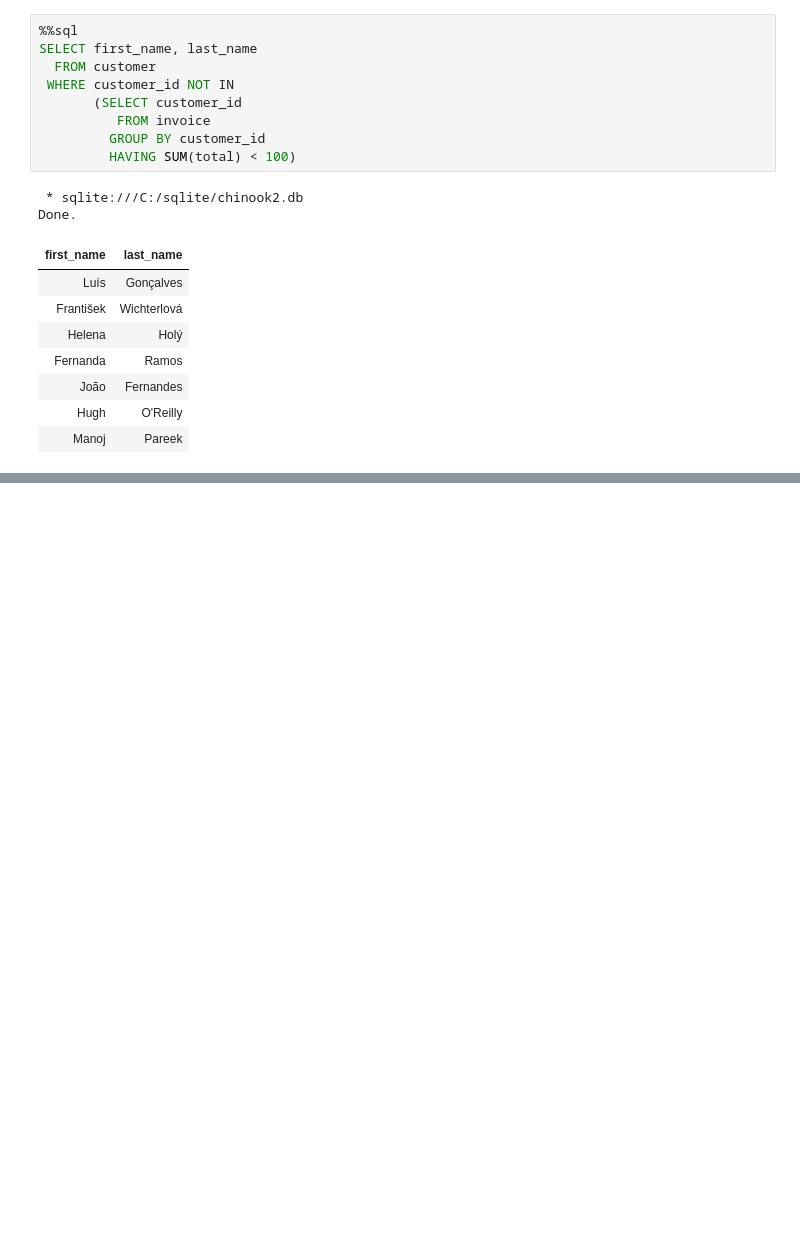
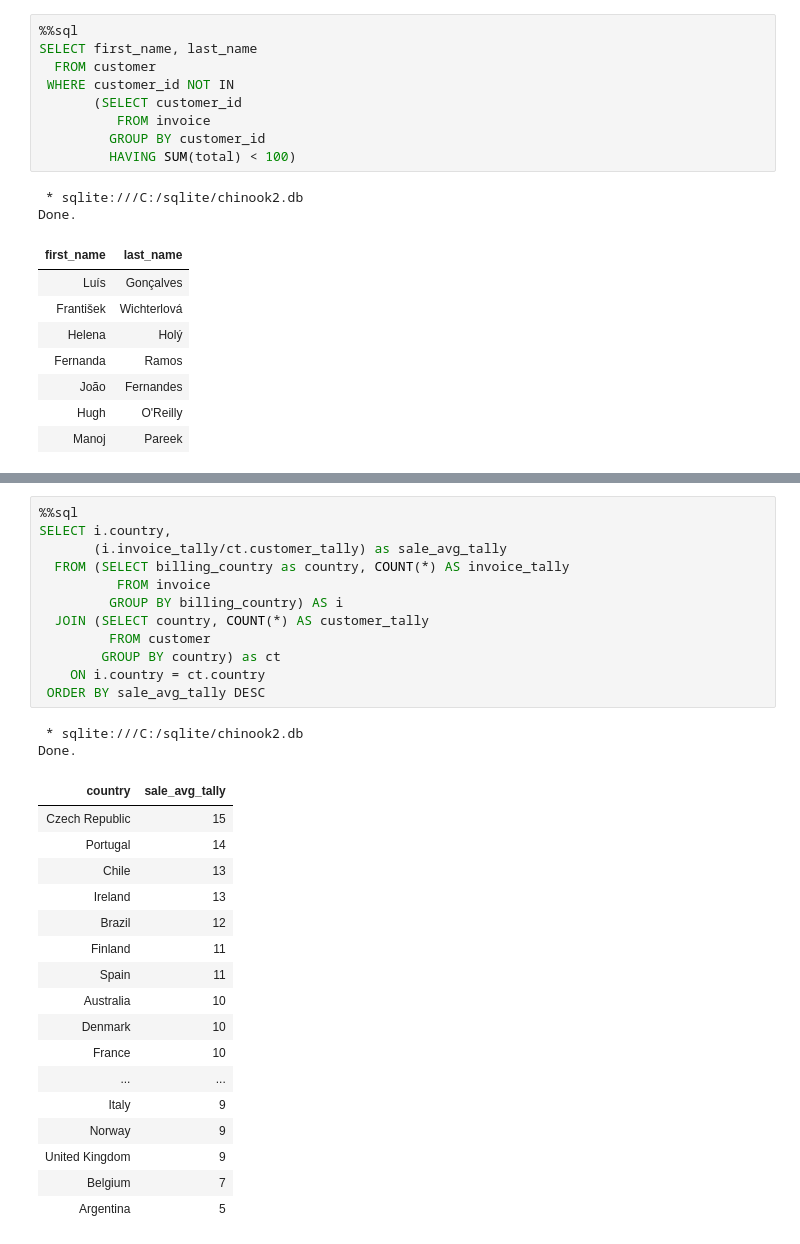
Before and after one commit to TomazFilgueira/Dq_Datascientist, a Jupyter notebook: 5 - Working with Datasources using SQL/5.5 - SQL Subqueries/5.5.2 - Multi-row and Multi-column Subqueries in SQL.ipynb, the cells around one changed output, grey strips where cells are left out. Saved outputs shown, nothing was run; the diff lists cells and outputs as text; blank space fills up the shorter version.

```diff
--- a/5 - Working with Datasources using SQL/5.5 - SQL Subqueries/5.5.2 - Multi-row and Multi-column Subqueries in SQL.ipynb
+++ b/5 - Working with Datasources using SQL/5.5 - SQL Subqueries/5.5.2 - Multi-row and Multi-column Subqueries in SQL.ipynb
@@ -162,0 +326,32 @@ Done.
+# %%
+%%sql
+SELECT i.country,
+       (i.invoice_tally/ct.customer_tally) as sale_avg_tally
+  FROM (SELECT billing_country as country, COUNT(*) AS invoice_tally
+          FROM invoice
+         GROUP BY billing_country) AS i
+  JOIN (SELECT country, COUNT(*) AS customer_tally
+         FROM customer
+        GROUP BY country) as ct
+    ON i.country = ct.country
+ ORDER BY sale_avg_tally DESC
+# %% [output]
+ * sqlite:///C:/sqlite/chinook2.db
+Done.
+| country | sale_avg_tally |
+| Czech Republic | 15 |
+| Portugal | 14 |
+| Chile | 13 |
+| Ireland | 13 |
+| Brazil | 12 |
+| Finland | 11 |
+| Spain | 11 |
+| Australia | 10 |
+| Denmark | 10 |
+| France | 10 |
+| ... | ... |
+| Italy | 9 |
+| Norway | 9 |
+| United Kingdom | 9 |
+| Belgium | 7 |
+| Argentina | 5 |
```
Also changed, not shown: parts of 9 cells of this notebook.
